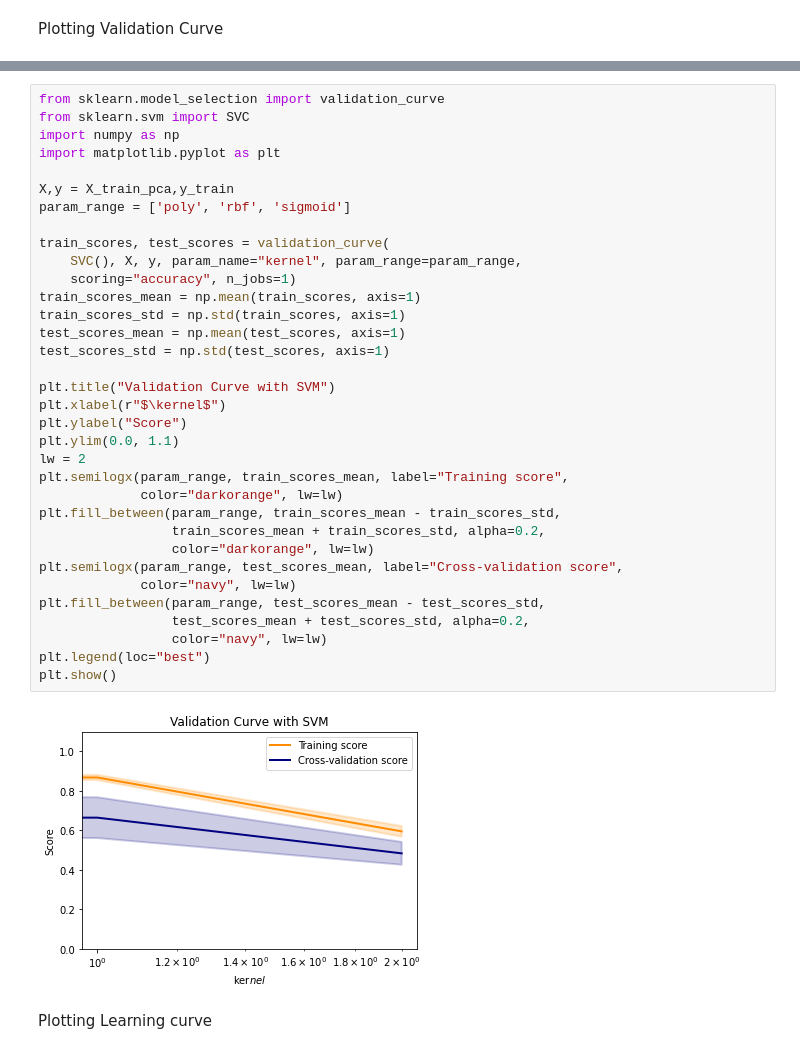
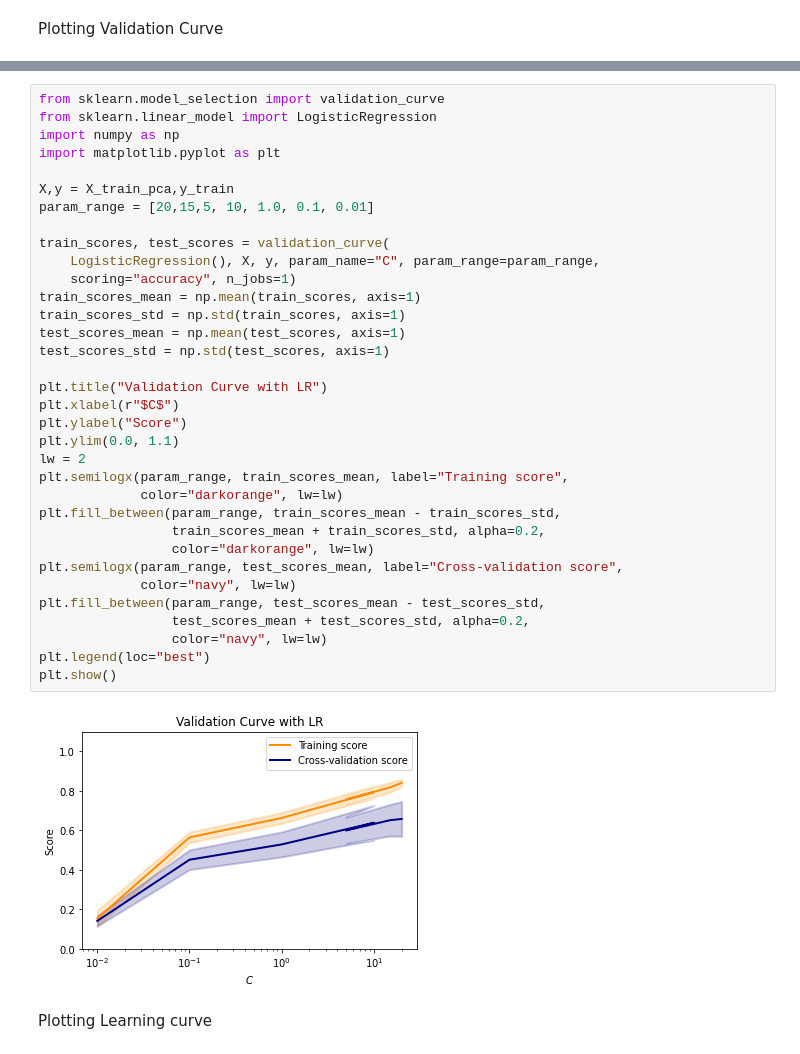
Before and after one commit to BlackCurrantDS/ATiML-Project, a Jupyter notebook: Model_Selection_and_Evaluation.ipynb, the cells around one changed output, grey strips where cells are left out. Drawn from its saved outputs; the diff is of its cells as text.

```diff
--- a/Model_Selection_and_Evaluation.ipynb
+++ b/Model_Selection_and_Evaluation.ipynb
@@ -324,40 +326,40 @@ plt.show()
 [figure]
 # %%
 from sklearn.model_selection import validation_curve
-from sklearn.svm import SVC
+from sklearn.linear_model import LogisticRegression
 import numpy as np
 import matplotlib.pyplot as plt
 
 X,y = X_train_pca,y_train
-param_range = ['poly', 'rbf', 'sigmoid']
+param_range = [20,15,5, 10, 1.0, 0.1, 0.01]
 
 train_scores, test_scores = validation_curve(
-    SVC(), X, y, param_name="kernel", param_range=param_range,
+    LogisticRegression(), X, y, param_name="C", param_range=param_range,
     scoring="accuracy", n_jobs=1)
 train_scores_mean = np.mean(train_scores, axis=1)
 train_scores_std = np.std(train_scores, axis=1)
 test_scores_mean = np.mean(test_scores, axis=1)
 test_scores_std = np.std(test_scores, axis=1)
 
-plt.title("Validation Curve with SVM")
-plt.xlabel(r"$\kernel$")
+plt.title("Validation Curve with LR")
+plt.xlabel(r"$C$")
 plt.ylabel("Score")
 plt.ylim(0.0, 1.1)
 lw = 2
 plt.semilogx(param_range, train_scores_mean, label="Training score",
              color="darkorange", lw=lw)
 plt.fill_between(param_range, train_scores_mean - train_scores_std,
                  train_scores_mean + train_scores_std, alpha=0.2,
                  color="darkorange", lw=lw)
 plt.semilogx(param_range, test_scores_mean, label="Cross-validation score",
              color="navy", lw=lw)
 plt.fill_between(param_range, test_scores_mean - test_scores_std,
                  test_scores_mean + test_scores_std, alpha=0.2,
                  color="navy", lw=lw)
 plt.legend(loc="best")
 plt.show()
 # %% [output]
-[figure, old version]
+[figure, new version]
 # %% [markdown]
 Plotting Learning curve
 # %%
```
Also changed, not shown: parts of 10 cells of this notebook.
